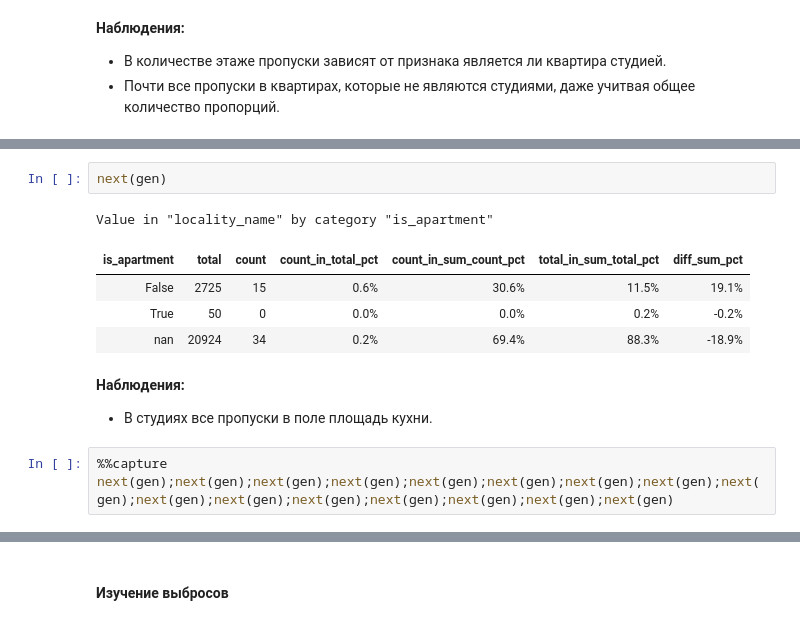
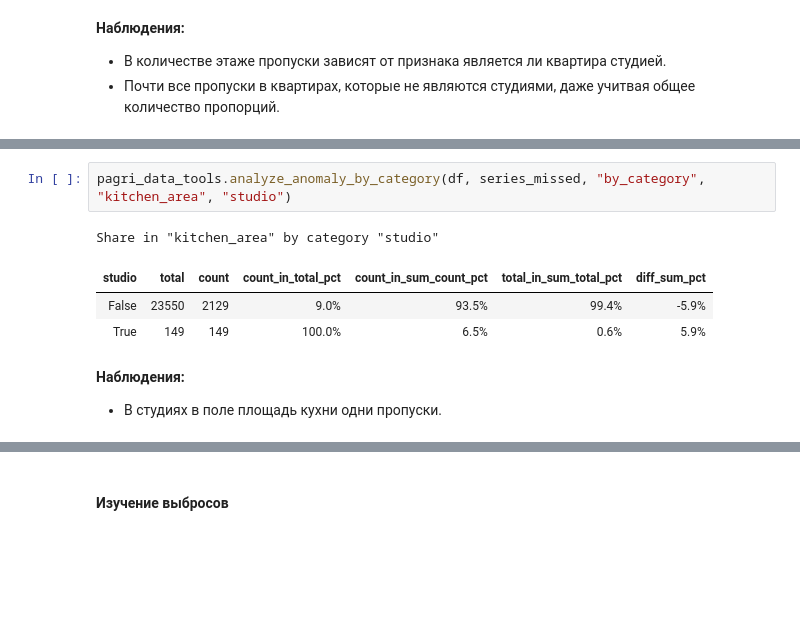
Before and after one commit to PAGriAnalytics/pagri-projects, a Jupyter notebook: quarto/projects/housing-ads-investigation/housing_ads_investigation.ipynb, the cells around one changed output, grey strips where cells are left out. Drawn from its saved outputs; the diff is of its cells as text; blank space fills up the shorter version.

```diff
--- a/quarto/projects/housing-ads-investigation/housing_ads_investigation.ipynb
+++ b/quarto/projects/housing-ads-investigation/housing_ads_investigation.ipynb
@@ -616,14 +468,10 @@ next(gen);next(gen);next(gen);next(gen);next(gen);next(gen);next(gen);next(gen);
-# %%
-next(gen)
-# %% [output]
-Value in "locality_name" by category "is_apartment"
-| is_apartment | total | count | count_in_total_pct | count_in_sum_count_pct | total_in_sum_total_pct | diff_sum_pct |
-| False | 2725 | 15 | 0.6% | 30.6% | 11.5% | 19.1% |
-| True | 50 | 0 | 0.0% | 0.0% | 0.2% | -0.2% |
-| nan | 20924 | 34 | 0.2% | 69.4% | 88.3% | -18.9% |
+# %%
+pagri_data_tools.analyze_anomaly_by_category(df, series_missed, "by_category", "kitchen_area", "studio")
+# %% [output]
+Share in "kitchen_area" by category "studio"
+| studio | total | count | count_in_total_pct | count_in_sum_count_pct | total_in_sum_total_pct | diff_sum_pct |
+| False | 23550 | 2129 | 9.0% | 93.5% | 99.4% | -5.9% |
+| True | 149 | 149 | 100.0% | 6.5% | 0.6% | 5.9% |
 # %% [markdown]
 **Наблюдения:**
-- В студиях все пропуски в поле площадь кухни.
+- В студиях в поле площадь кухни одни пропуски.
-# %%
-%%capture
-next(gen);next(gen);next(gen);next(gen);next(gen);next(gen);next(gen);next(gen);next(gen);next(gen);next(gen);next(gen);next(gen);next(gen);next(gen);next(gen)
```
Also changed, not shown: parts of 28 cells of this notebook.
